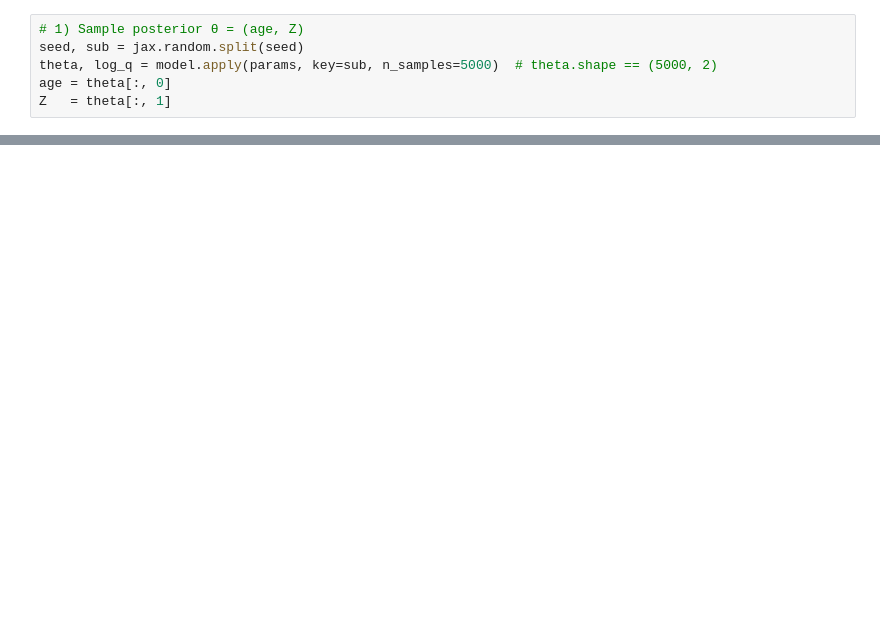
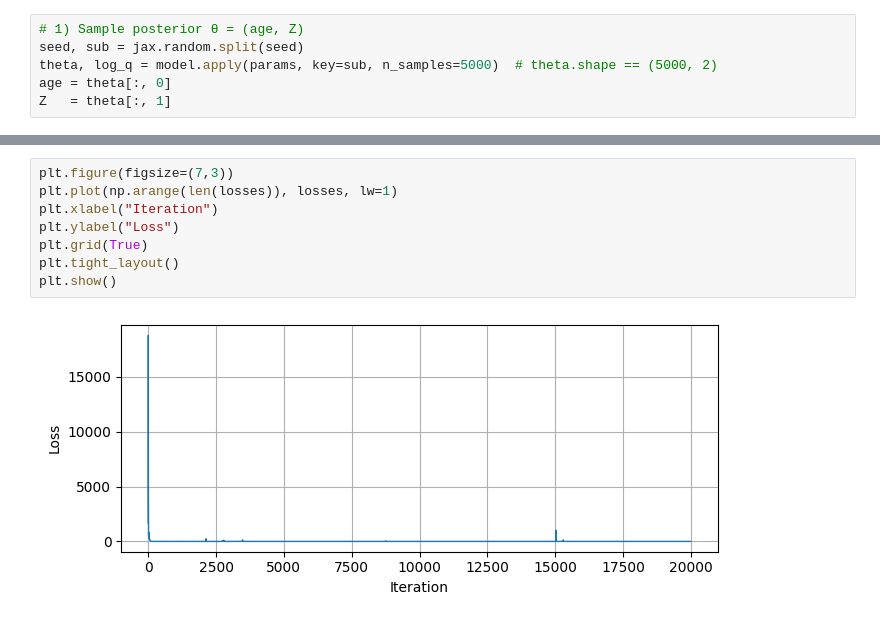
Before and after one commit to AstroAI-Lab/rubix, a Jupyter notebook: notebooks/gradient_age_metallicity_variational_inference3_working.ipynb, the cells around one changed output, grey strips where cells are left out. Drawn from its saved outputs; the diff is of its cells as text; blank space fills up the shorter version.

```diff
--- a/notebooks/gradient_age_metallicity_variational_inference3_working.ipynb
+++ b/notebooks/gradient_age_metallicity_variational_inference3_working.ipynb
@@ -426,0 +430,10 @@ fig = c.plotter.plot(figsize="column")
+# %%
+plt.figure(figsize=(7,3))
+plt.plot(np.arange(len(losses)), losses, lw=1)
+plt.xlabel("Iteration")
+plt.ylabel("Loss")
+plt.grid(True)
+plt.tight_layout()
+plt.show()
+# %% [output]
+[figure, added]
```
Also changed, not shown: parts of 16 cells of this notebook.
